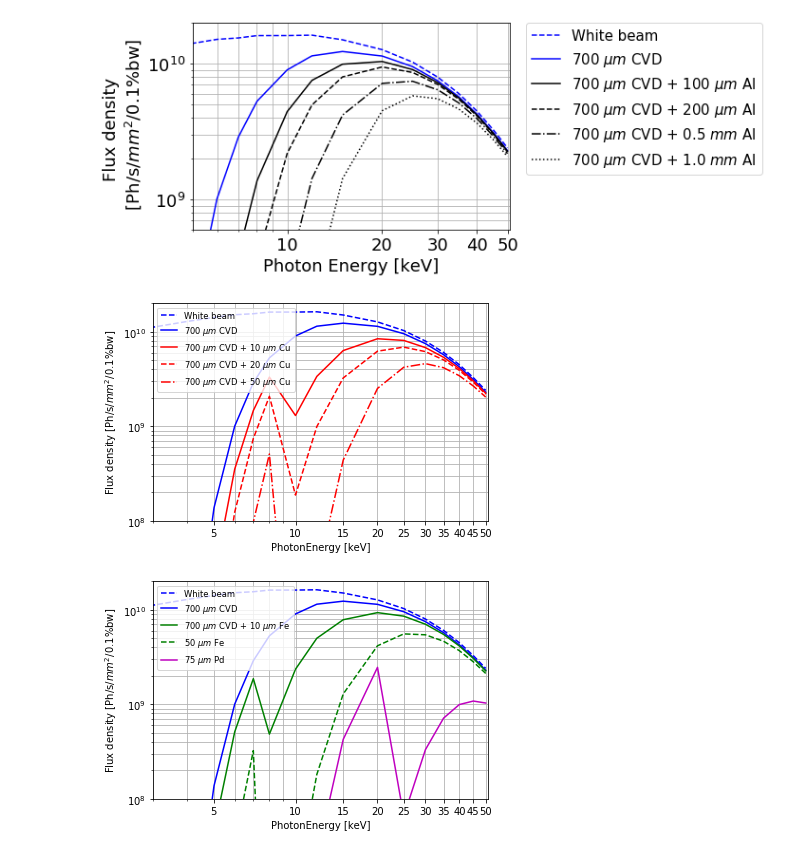
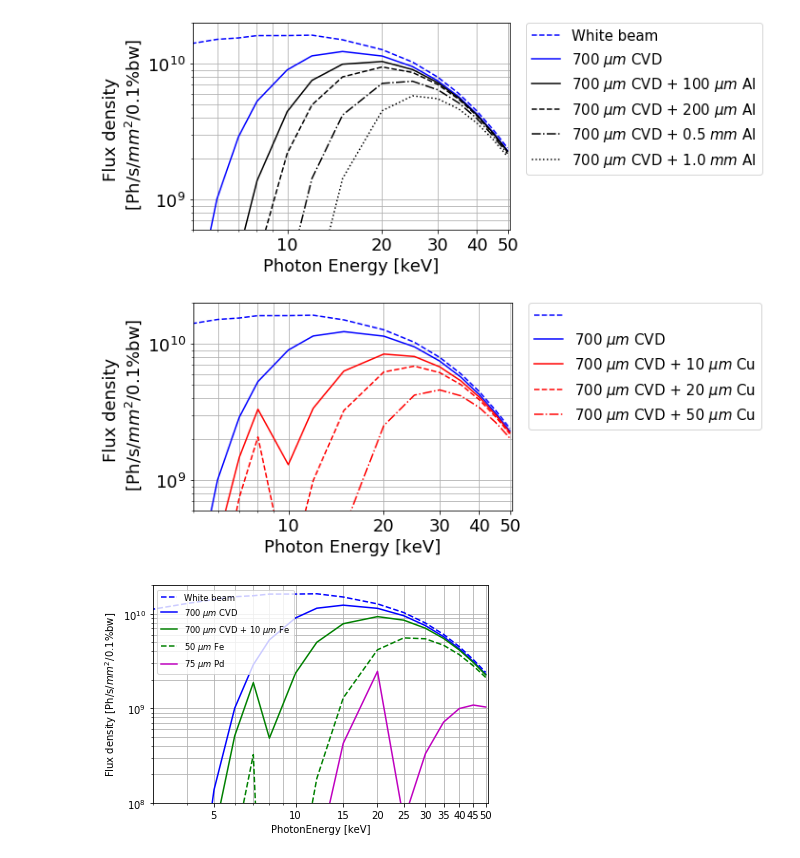
Before and after one commit to gianthk/BEATS_raytracing, a Jupyter notebook: BEATS_TDR-Chapter_07f_Optics_Raytracing-Flux_density.ipynb, the cells around one changed output. Cells and saved outputs as stored; diff of their text form; code cells hidden in the pictures.

```diff
--- a/BEATS_TDR-Chapter_07f_Optics_Raytracing-Flux_density.ipynb
+++ b/BEATS_TDR-Chapter_07f_Optics_Raytracing-Flux_density.ipynb
@@ -188,23 +193,23 @@ f.savefig("BEATS_PinkBeam_flux_density_Al-filter_01.png", bbox_inches='tight', d
 # %%
 # Cu FILTERS
 f, ax = plt.subplots()
 plt.plot(1e-3*T_data[:,0], Flux_d_1mrad, '--b')
 plt.plot(1e-3*T_data[:,0], Flux_d_1mrad*T_CVD, 'b')
 plt.plot(1e-3*T_data[:,0], Flux_d_1mrad*T_CVD*T_data[:,5], 'r')
 plt.plot(1e-3*T_data[:,0], Flux_d_1mrad*T_CVD*T_data[:,6], '--r')
 plt.plot(1e-3*T_data[:,0], Flux_d_1mrad*T_CVD*T_data[:,7], '-.r')
 ax.set_xscale('log')
 ax.set_yscale('log')
-ax.set(xlim=(3, 51), ylim=(1e8, 2e10))
-plt.xticks(np.arange(5, 55, 5))
+ax.set(xlim=(5, 51), ylim=(6e8, 2e10))
+plt.xticks(np.arange(10, 60, 10))
 ax.xaxis.set_major_formatter(ScalarFormatter())
-plt.xlabel('PhotonEnergy [keV]')
-plt.ylabel('Flux density [Ph/s/$mm^2$/0.1%bw]')
+plt.xlabel('Photon Energy [keV]')
+plt.ylabel('Flux density \n [Ph/s/$mm^2$/0.1%bw]')
 plt.grid(True, which="both")
-plt.legend(['White beam', '700 $\mu m$ CVD', '700 $\mu m$ CVD + 10 $\mu m$ Cu', '700 $\mu m$ CVD + 20 $\mu m$ Cu', '700 $\mu m$ CVD + 50 $\mu m$ Cu'], loc='upper left', fontsize="small")
+plt.legend(['', '700 $\mu m$ CVD', '700 $\mu m$ CVD + 10 $\mu m$ Cu', '700 $\mu m$ CVD + 20 $\mu m$ Cu', '700 $\mu m$ CVD + 50 $\mu m$ Cu'], bbox_to_anchor=(1.05, 1), borderaxespad=0., loc='upper left', fontsize="small")
 f.savefig("BEATS_PinkBeam_flux_density_Cu-filter.png", bbox_inches='tight', dpi=600)
 # %% [output]
-[figure, old version]
+[figure, new version]
 # %%
 # Fe and Pd FILTERS
 f, ax = plt.subplots()
```
Also changed, not shown: parts of 9 cells of this notebook, 18 other files.
